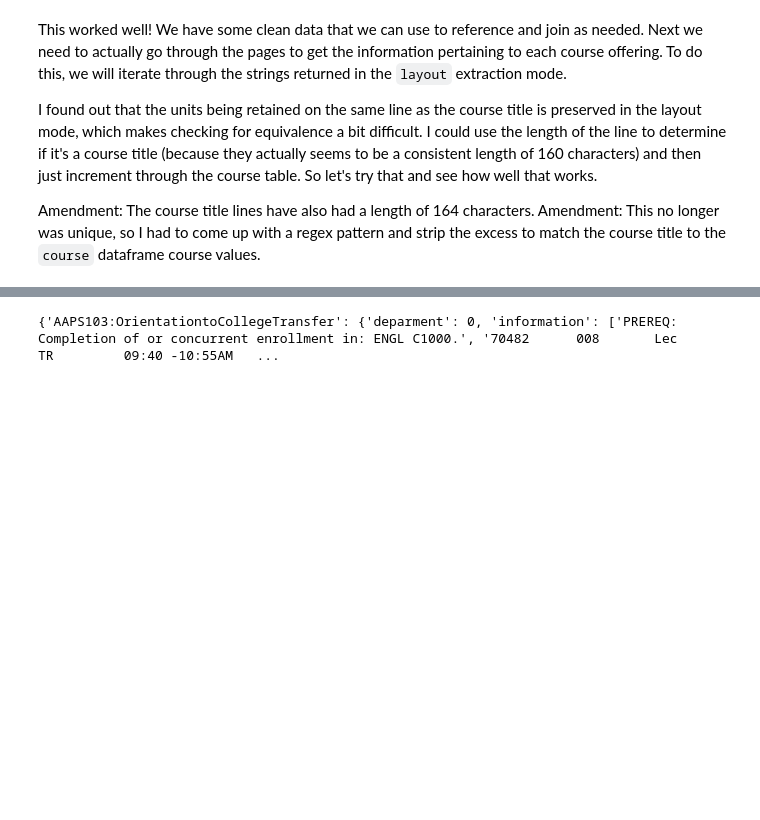
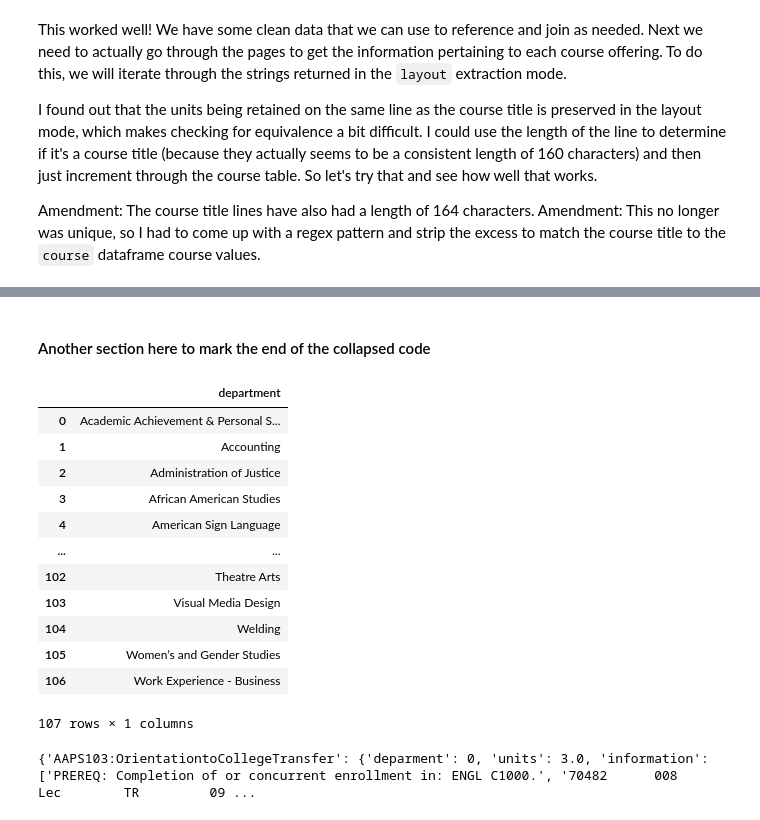
Before and after one commit to ChrisPleman/course_catalog_dashboard, a Jupyter notebook: discovery.ipynb, the cells around one changed output, grey strips where cells are left out. Saved outputs shown, nothing was run; the diff lists cells and outputs as text; code cells hidden in the pictures; blank space fills up the shorter version.

```diff
--- a/discovery.ipynb
+++ b/discovery.ipynb
@@ -637,3 +689,56 @@ course
+# %% [markdown]
+#### Another section here to mark the end of the collapsed code
+# %%
+# Doing this here instead of every loop
+num_pages = len(reader.pages)
+
+# This will store the information for each font size throughout the first page
+document_font_size_dict = defaultdict(lambda: [0, []]) # Needs to be outside of the loop to not erase previous page data
+
+# Since the visitor function can collect lines of text
+size_14_lines = []
+
+# This is useful for the loop below, but needs to be created before the method
+font_size_to_capture = 14
+
+def visitor_func(text, cm, tm, fontdocument_font_size_dict, font_size):
+    # I don't want to sift through clutter when looking at printed examples
+    if re.search(r'\w', text):
+        # I just want to collect font and text information for a specific size one at a time
+        if tm[3] == font_size_to_capture:
+            size_14_lines.append(text)
+
+# Iterate through each page and extract and process text/font size
+for page_number, page in enumerate(reader.pages):
+
+    # Do the extraction
+    page.extract_text(visitor_text=visitor_func, extraction_mode="plain")
+
+size_14_lines
+# %%
+# Storing the departments
+departments = [line for line in size_14_lines if ':' not in line and not re.search('[0-9]', line)]
+
+# Converting to a dataframe
+department = pd.DataFrame(departments)
+
+department.columns = ['department']
+
+department
+# %% [output]
+|  | department |
+| 0 | Academic Achievement & Personal S... |
+| 1 | Accounting |
+| 2 | Administration of Justice |
+| 3 | African American Studies |
+| 4 | American Sign Language |
+| ... | ... |
+| 102 | Theatre Arts |
+| 103 | Visual Media Design |
+| 104 | Welding |
+| 105 | Women’s and Gender Studies |
+| 106 | Work Experience - Business |
+107 rows × 1 columns
 # %%
 stop_loop = False
 
@@ -641,7 +746,8 @@ num_missed_records = 0
 
 identified_courses = {}
 
-course_regex_pattern = re.compile(r'[\w\s:]+\s+\d\.0$')
+# There are half units, and somtimes there are spaces between the unit numbers
+course_regex_pattern = re.compile(r'[\w\s:]+\s+\d\s*\.\s*[05]$')
 
 current_department_index = None
 
@@ -661,9 +767,10 @@ for page_number, page in enumerate(reader.pages):
         # Strip away leading and trailing whitespace
         stripped_line = line.strip()
 
-
         # Skip if on an empty line; Some advisory notice lines contain 'No prerequisites.' which is unnecessary, and throws off my code as it looks like a description with the current criteria, so we can skip entirely
-        if stripped_line in ('', 'No prerequisites.'):
+        # Unfortunately, there are likely around 14 non footer lines with exclamation points, so I can't just use the exclamation point as exclusion critera :/
+        if stripped_line in ('', 'No prerequisites.') or 'REGISTERONLINETODAY!' in re.sub(r'\s', '', stripped_line):
+            # print(stripped_line)
             continue
 
         # print(len(line))
@@ -672,12 +779,16 @@ for page_number, page in enumerate(reader.pages):
             # print("Is a department")
             # Save the department index for reference later
             current_department_index = int(department[department.department == stripped_line].index.values[0])
+
         elif re.match(course_regex_pattern, stripped_line):
             # print("Is a course")
             # print(f"Before further manipulation: {repr(stripped_line)}")
 
+            # find the units
+            course_units = re.search(r'\d\s*\.\s*[05]$', stripped_line).group()
+
             # Remove the units from the line; There can be half units so updating regex
-            course_title = re.sub(r'\d\s*\.\s*[05]$', '', stripped_line)
+            course_title = re.sub(course_units, '', stripped_line)
             # print(f"After re.sub(r'\d\.0$', ''): {repr(course_title)}")
 
 
@@ -685,10 +796,10 @@ for page_number, page in enumerate(reader.pages):
             course_title = re.sub(r'\s', '', course_title).strip()
             # print(f"After re.sub(r'\s', '', course_title).strip(): {repr(course_title)}")
 
-            curr_course_index += 1
             # Empty list for now for now
             identified_courses[course_title] = {
                 'deparment': current_department_index,
+                'units': float(re.sub(r'\s', '', course_units)),
                 'information': []
             }
             # print(course_criteria)
@@ -707,7 +818,7 @@ for page_number, page in enumerate(reader.pages):
 # print(num_missed_records)
 print(identified_courses)
 # %% [output]
-{'AAPS103:OrientationtoCollegeTransfer': {'deparment': 0, 'information': ['PREREQ: Completion of or concurrent enrollment in: ENGL C1000.', '70482      008       Lec        TR         09:40 -10:55AM   ...
+{'AAPS103:OrientationtoCollegeTransfer': {'deparment': 0, 'units': 3.0, 'information': ['PREREQ: Completion of or concurrent enrollment in: ENGL C1000.', '70482      008       Lec        TR         09 ...
 # %%
 curr_course_advisory = ''
 curr_course_offering = ''
```
Also changed, not shown: parts of 26 cells of this notebook.
